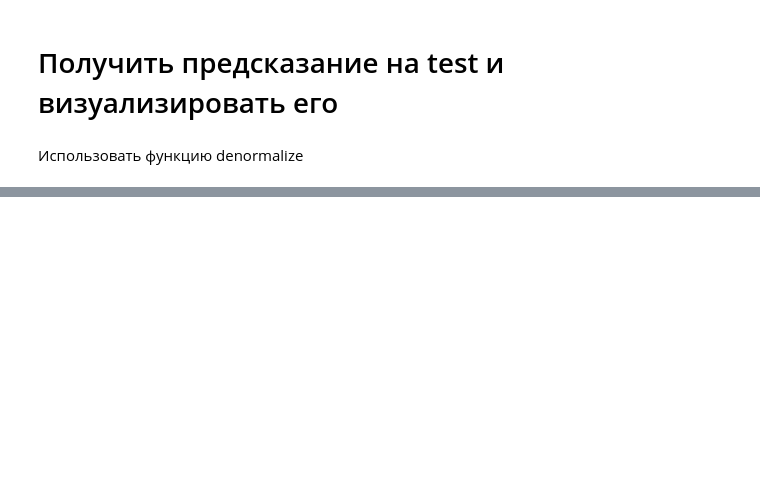
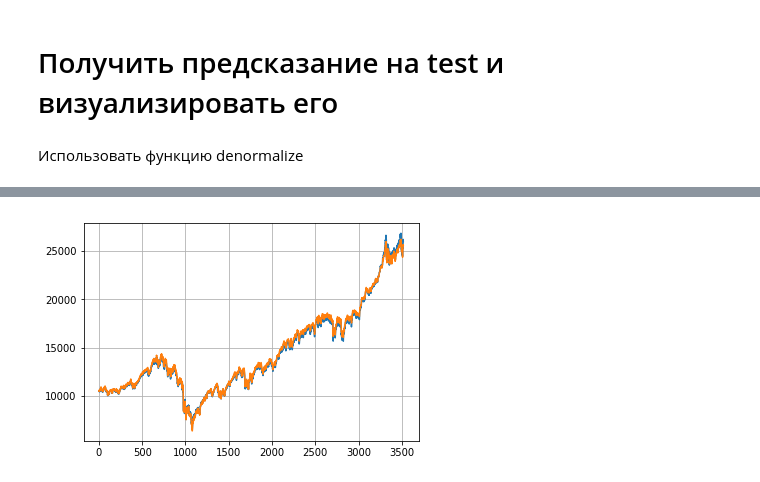
Before and after one commit to axreldable/tech_ml_intro, a Jupyter notebook: lesson_8/Lecture_8/examples/KerasDJIRegression_task.ipynb, the cells around one changed output, grey strips where cells are left out. Saved outputs shown, nothing was run; the diff lists cells and outputs as text; code cells hidden in the pictures; blank space fills up the shorter version.

```diff
--- a/lesson_8/Lecture_8/examples/KerasDJIRegression_task.ipynb
+++ b/lesson_8/Lecture_8/examples/KerasDJIRegression_task.ipynb
@@ -74,0 +158,2 @@ y_test = scaler.fit_transform(df_test['Close'].as_matrix().reshape(-1,1))
+# %%
+pred = reg_model.predict(X_test)
@@ -74,0 +164,7 @@ y_test = scaler.fit_transform(df_test['Close'].as_matrix().reshape(-1,1))
+# %%
+plt.plot(range(y_test.shape[0]), df_test['Close'])
+plt.plot(range(pred.shape[0]), denormalize(df_test, pred))
+plt.grid()
+plt.show()
+# %% [output]
+[figure, added]
```
Also changed, not shown: parts of 13 cells of this notebook, 3 other files.
